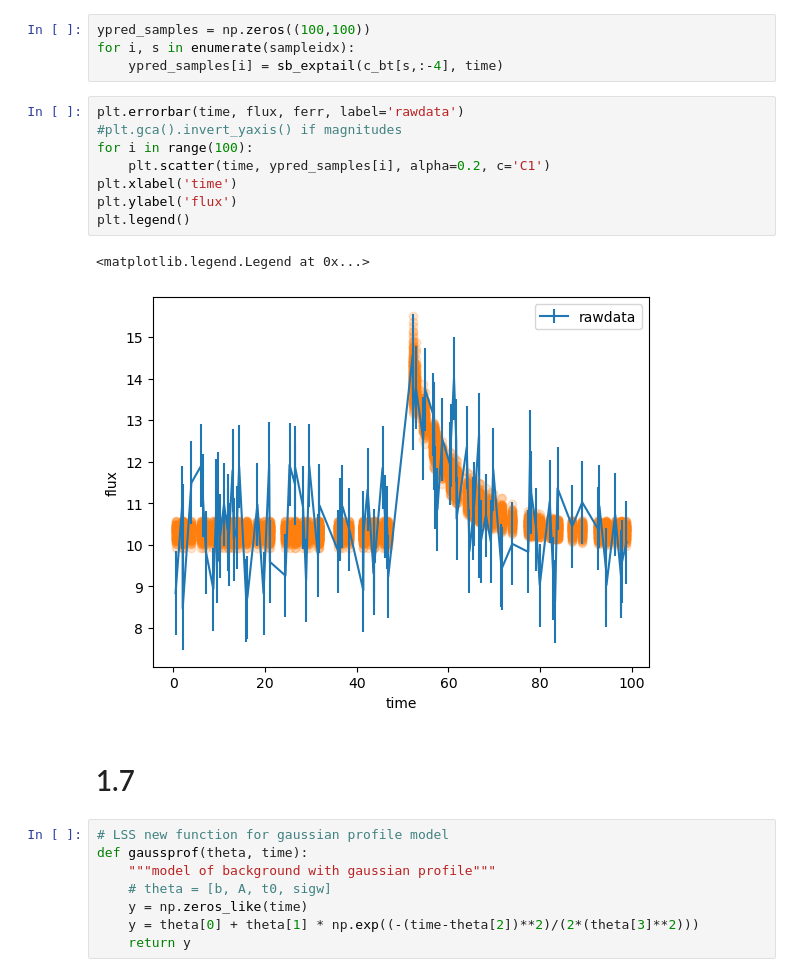
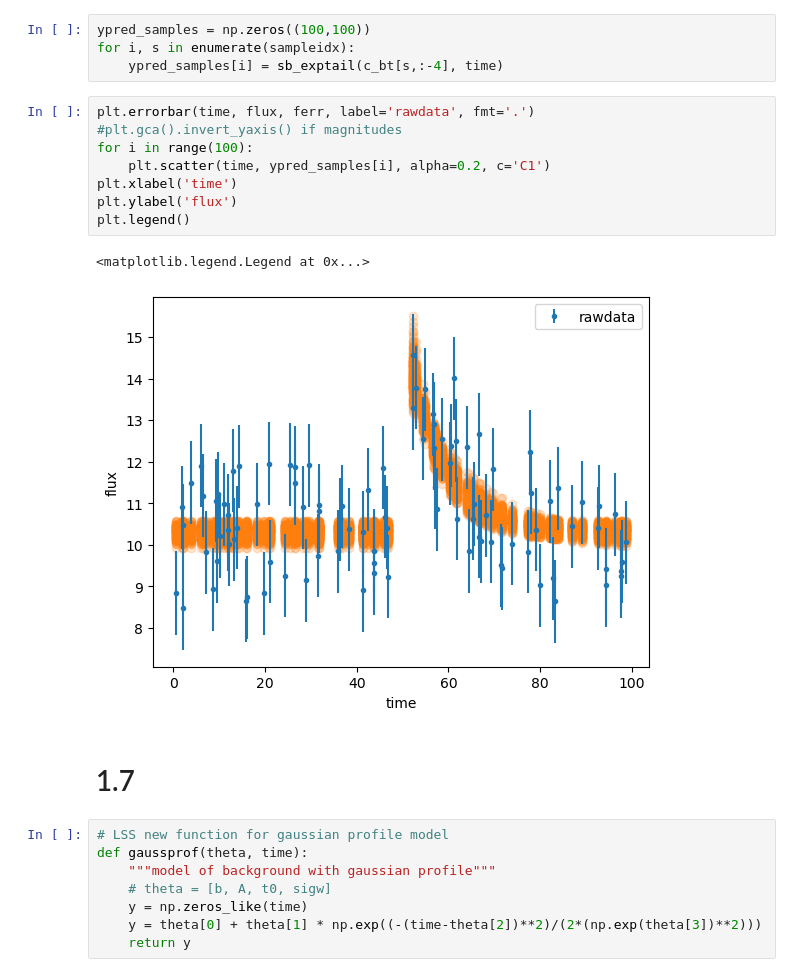
Before and after one commit to VanderbiltAstronomy/astr_8070_s24, a Jupyter notebook: coursework/student_folders/levi_schult/hws/vu_astr8070_s24_hw5_levischult.ipynb, the cells around one changed output. Drawn from its saved outputs; the diff is of its cells as text.

```diff
--- a/coursework/student_folders/levi_schult/hws/vu_astr8070_s24_hw5_levischult.ipynb
+++ b/coursework/student_folders/levi_schult/hws/vu_astr8070_s24_hw5_levischult.ipynb
@@ -214,16 +215,16 @@ ypred_samples = np.zeros((100,100))
 for i, s in enumerate(sampleidx):
     ypred_samples[i] = sb_exptail(c_bt[s,:-4], time)
 # %%
-plt.errorbar(time, flux, ferr, label='rawdata')
+plt.errorbar(time, flux, ferr, label='rawdata', fmt='.')
 #plt.gca().invert_yaxis() if magnitudes
 for i in range(100):
     plt.scatter(time, ypred_samples[i], alpha=0.2, c='C1')
 plt.xlabel('time')
 plt.ylabel('flux')
 plt.legend()
 # %% [output]
 <matplotlib.legend.Legend at 0x...>
-[figure, old version]
+[figure, new version]
 # %% [markdown]
 # 1.7
 # %%
@@ -232,7 +233,7 @@ def gaussprof(theta, time):
     """model of background with gaussian profile"""
     # theta = [b, A, t0, sigw]
     y = np.zeros_like(time)
-    y = theta[0] + theta[1] * np.exp((-(time-theta[2])**2)/(2*(theta[3]**2)))
+    y = theta[0] + theta[1] * np.exp((-(time-theta[2])**2)/(2*(np.exp(theta[3])**2)))
     return y
 # %%
 logL([10, 10, 10, 1], data1, model=gaussprof)
```
Also changed, not shown: parts of 9 cells of this notebook.
